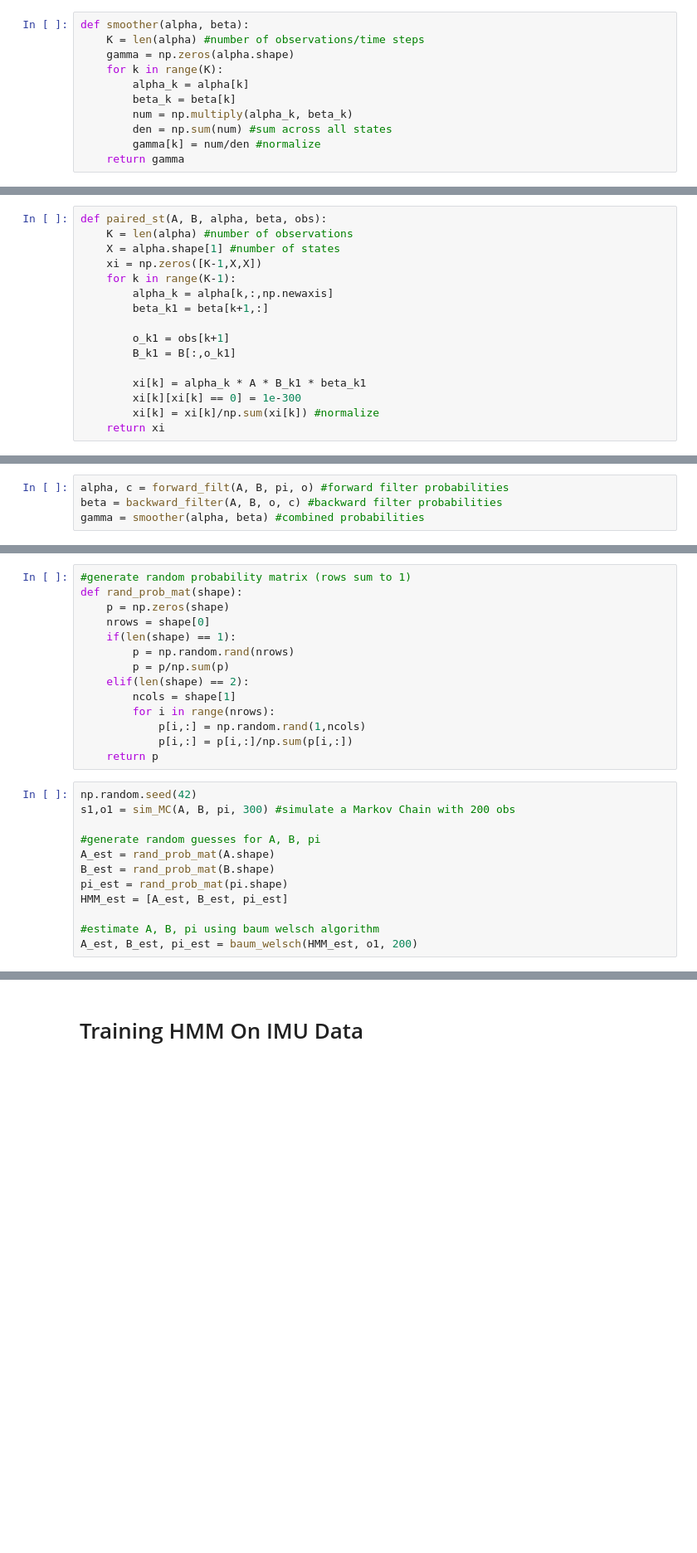
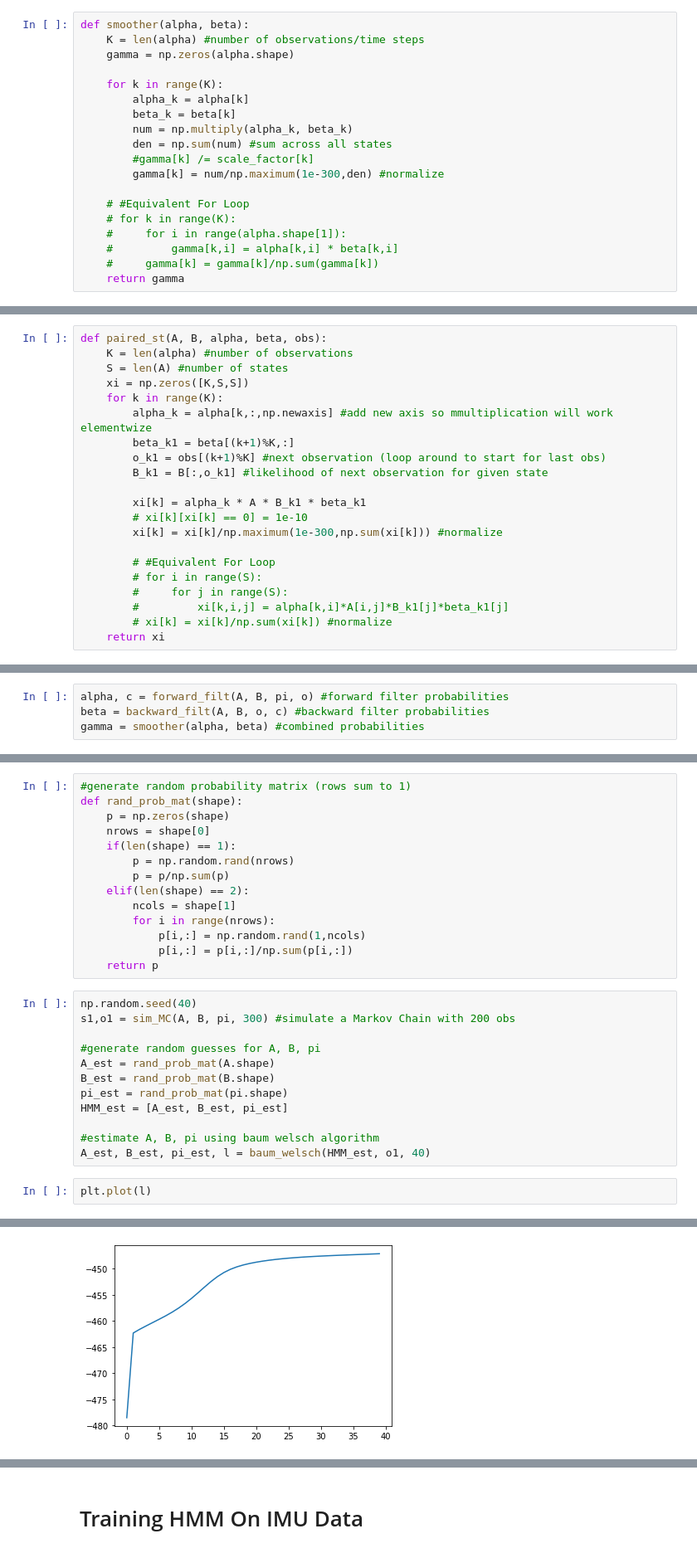
Before and after one commit to dcmid/gesture_recognition_HMM, a Jupyter notebook: project2_dev.ipynb, the cells around one changed output, grey strips where cells are left out. Shown at 83% size. Saved outputs shown, nothing was run; the diff lists cells and outputs as text; blank space fills up the shorter version.

```diff
--- a/project2_dev.ipynb
+++ b/project2_dev.ipynb
@@ -73,12 +104,20 @@ def backward_filter(A, B, obs, scale_factor):
 def smoother(alpha, beta):
     K = len(alpha) #number of observations/time steps
     gamma = np.zeros(alpha.shape)
+
     for k in range(K):
         alpha_k = alpha[k]
         beta_k = beta[k]
         num = np.multiply(alpha_k, beta_k)
         den = np.sum(num) #sum across all states
-        gamma[k] = num/den #normalize
+        #gamma[k] /= scale_factor[k]
+        gamma[k] = num/np.maximum(1e-300,den) #normalize
+
+    # #Equivalent For Loop
+    # for k in range(K):
+    #     for i in range(alpha.shape[1]):
+    #         gamma[k,i] = alpha[k,i] * beta[k,i]
+    #     gamma[k] = gamma[k]/np.sum(gamma[k])
     return gamma
 # %% [markdown]
 ### Combined Optimal HMM Filter Function
@@ -93,18 +132,23 @@ def HMM_filter(A, B, pi, obs):
 # %%
 def paired_st(A, B, alpha, beta, obs):
     K = len(alpha) #number of observations
-    X = alpha.shape[1] #number of states
-    xi = np.zeros([K-1,X,X])
-    for k in range(K-1):
-        alpha_k = alpha[k,:,np.newaxis]
-        beta_k1 = beta[k+1,:]
-
-        o_k1 = obs[k+1]
-        B_k1 = B[:,o_k1]
+    S = len(A) #number of states
+    xi = np.zeros([K,S,S])
+    for k in range(K):
+        alpha_k = alpha[k,:,np.newaxis] #add new axis so mmultiplication will work elementwize
+        beta_k1 = beta[(k+1)%K,:]
+        o_k1 = obs[(k+1)%K] #next observation (loop around to start for last obs)
+        B_k1 = B[:,o_k1] #likelihood of next observation for given state
 
         xi[k] = alpha_k * A * B_k1 * beta_k1
-        xi[k][xi[k] == 0] = 1e-300
-        xi[k] = xi[k]/np.sum(xi[k]) #normalize
+        # xi[k][xi[k] == 0] = 1e-10
+        xi[k] = xi[k]/np.maximum(1e-300,np.sum(xi[k])) #normalize
+
+        # #Equivalent For Loop
+        # for i in range(S):
+        #     for j in range(S):
+        #         xi[k,i,j] = alpha[k,i]*A[i,j]*B_k1[j]*beta_k1[j]
+        # xi[k] = xi[k]/np.sum(xi[k]) #normalize
     return xi
 # %% [markdown]
 ## Simulate toy Markov Chain to test filters
@@ -141,5 +185,5 @@ s,o = sim_MC(A, B, pi, K)
 ### Run filters on toy MC
 # %%
 alpha, c = forward_filt(A, B, pi, o) #forward filter probabilities
-beta = backward_filter(A, B, o, c) #backward filter probabilities
+beta = backward_filt(A, B, o, c) #backward filter probabilities
 gamma = smoother(alpha, beta) #combined probabilities
@@ -280,7 +322,7 @@ def rand_prob_mat(shape):
             p[i,:] = p[i,:]/np.sum(p[i,:])
     return p
 # %%
-np.random.seed(42)
+np.random.seed(40)
 s1,o1 = sim_MC(A, B, pi, 300) #simulate a Markov Chain with 200 obs
 
 #generate random guesses for A, B, pi
@@ -290,4 +332,7 @@ pi_est = rand_prob_mat(pi.shape)
 HMM_est = [A_est, B_est, pi_est]
 
 #estimate A, B, pi using baum welsch algorithm
-A_est, B_est, pi_est = baum_welsch(HMM_est, o1, 200)
+A_est, B_est, pi_est, l = baum_welsch(HMM_est, o1, 40)
+# %%
+plt.plot(l)
+# %% [output]
@@ -294,3 +340,4 @@ A_est, B_est, pi_est = baum_welsch(HMM_est, o1, 200)
+[figure, added]
 # %%
 #Find MSE of baum welsch estimates from true state
 A_mse_bw = ((A_est - A)**2).mean()
```
Also changed, not shown: parts of 37 cells of this notebook, 1 other file.
